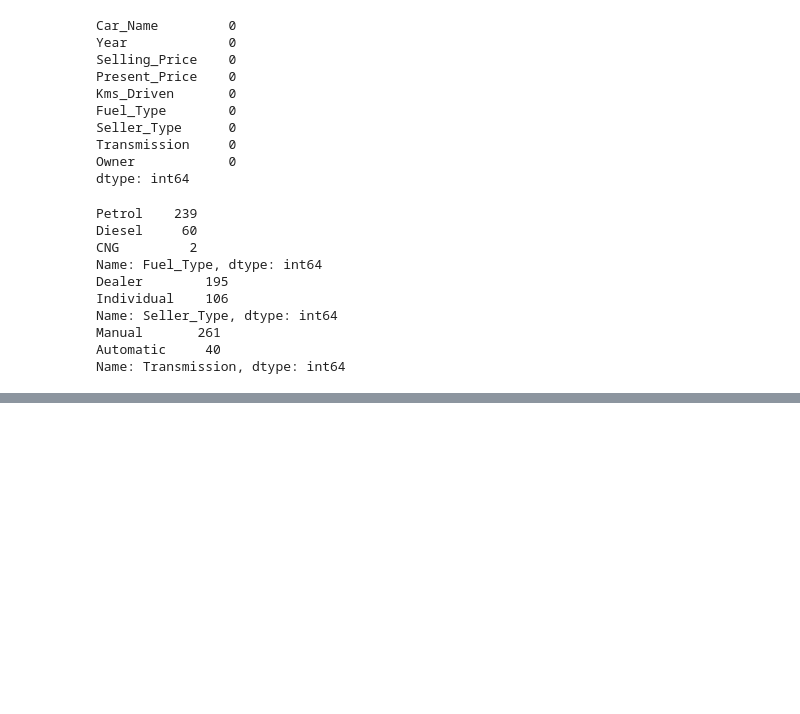
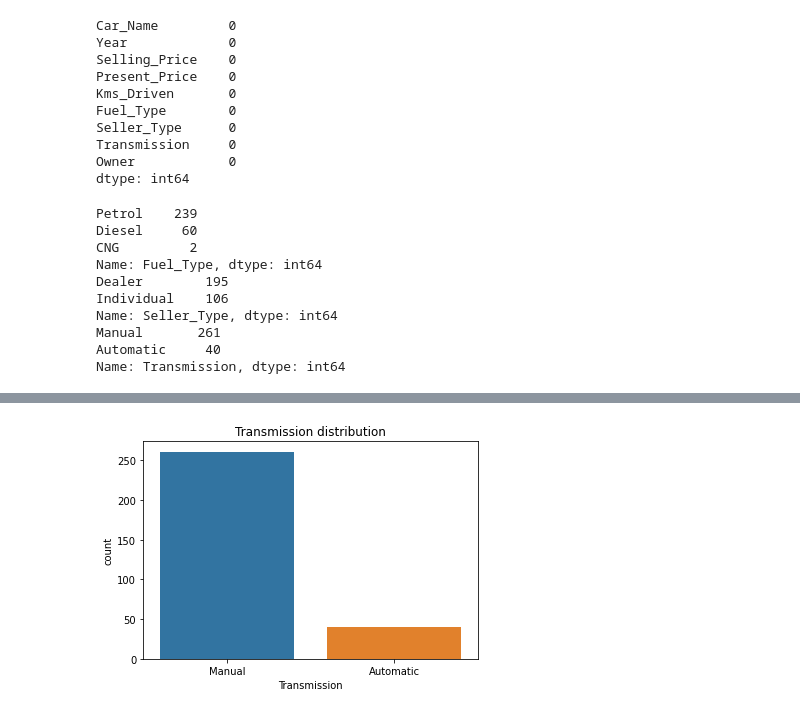
Before and after one commit to kanishkaryaa/car_price_prediction, a Jupyter notebook: car_price_prediction.ipynb, the cells around one changed output, grey strips where cells are left out. Drawn from its saved outputs; the diff is of its cells as text; code cells hidden in the pictures; blank space fills up the shorter version.

```diff
--- a/car_price_prediction.ipynb
+++ b/car_price_prediction.ipynb
@@ -91,0 +114,8 @@ car_dataset.replace()
+# %%
+# Plot Transmission distribution
+
+sns.countplot(x="Transmission", data=car_data)
+plt.title("Transmission distribution")
+plt.show()
+# %% [output]
+[figure, added]
```
Also changed, not shown: parts of 6 cells of this notebook.
